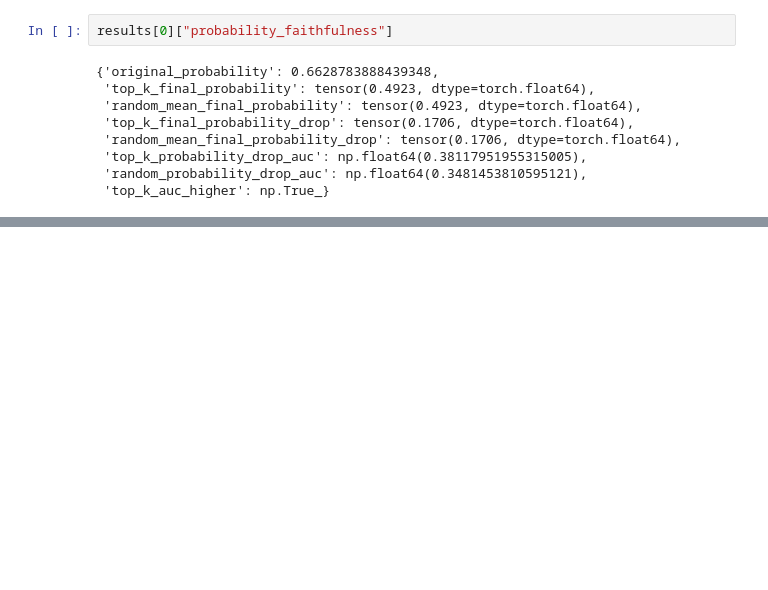
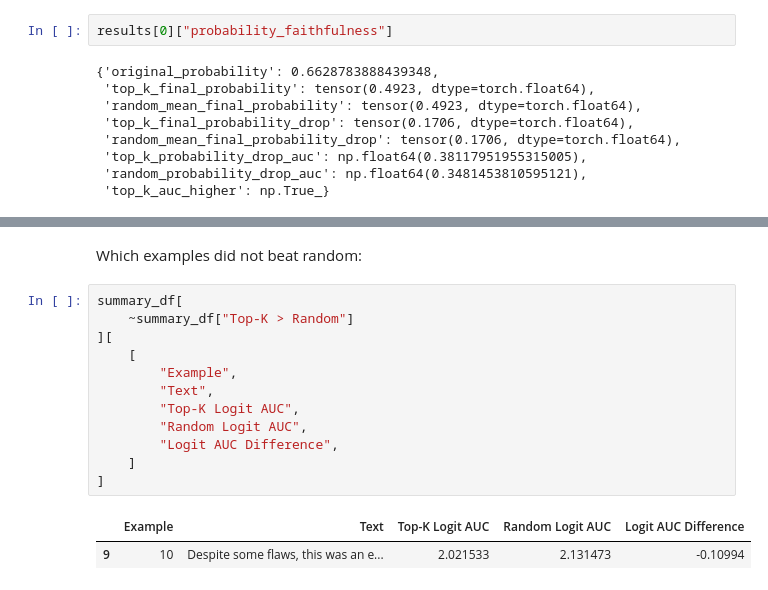
Before and after one commit to jordan-dsouza/xray-transformers, a Jupyter notebook: notebooks/exploration.ipynb, the cells around one changed output, grey strips where cells are left out. Saved outputs shown, nothing was run; the diff lists cells and outputs as text; blank space fills up the shorter version.

```diff
--- a/notebooks/exploration.ipynb
+++ b/notebooks/exploration.ipynb
@@ -1121,0 +1168,17 @@ summary_df
+# %% [markdown]
+Which examples did not beat random:
+# %%
+summary_df[
+    ~summary_df["Top-K > Random"]
+][
+    [
+        "Example",
+        "Text",
+        "Top-K Logit AUC",
+        "Random Logit AUC",
+        "Logit AUC Difference",
+    ]
+]
+# %% [output]
+|  | Example | Text | Top-K Logit AUC | Random Logit AUC | Logit AUC Difference |
+| 9 | 10 | Despite some flaws, this was an e... | 2.021533 | 2.131473 | -0.10994 |
```
Also changed, not shown: parts of 2 cells of this notebook, 1 other file.
